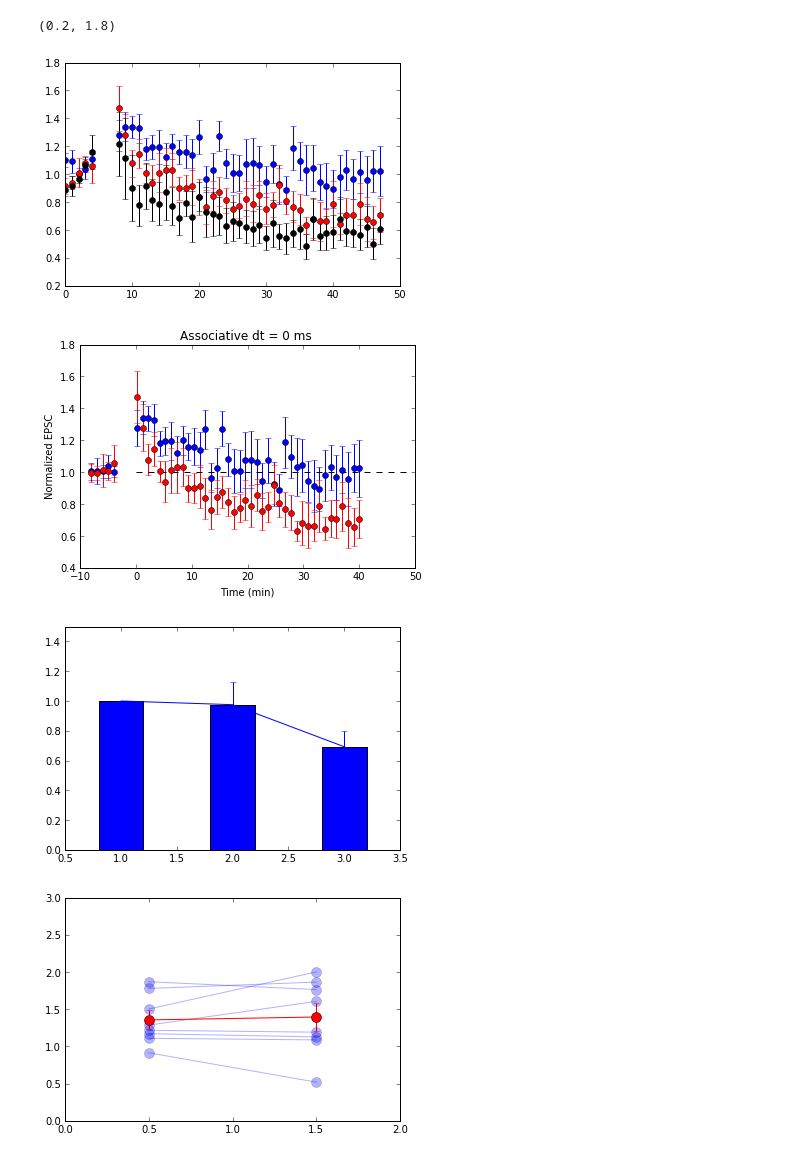
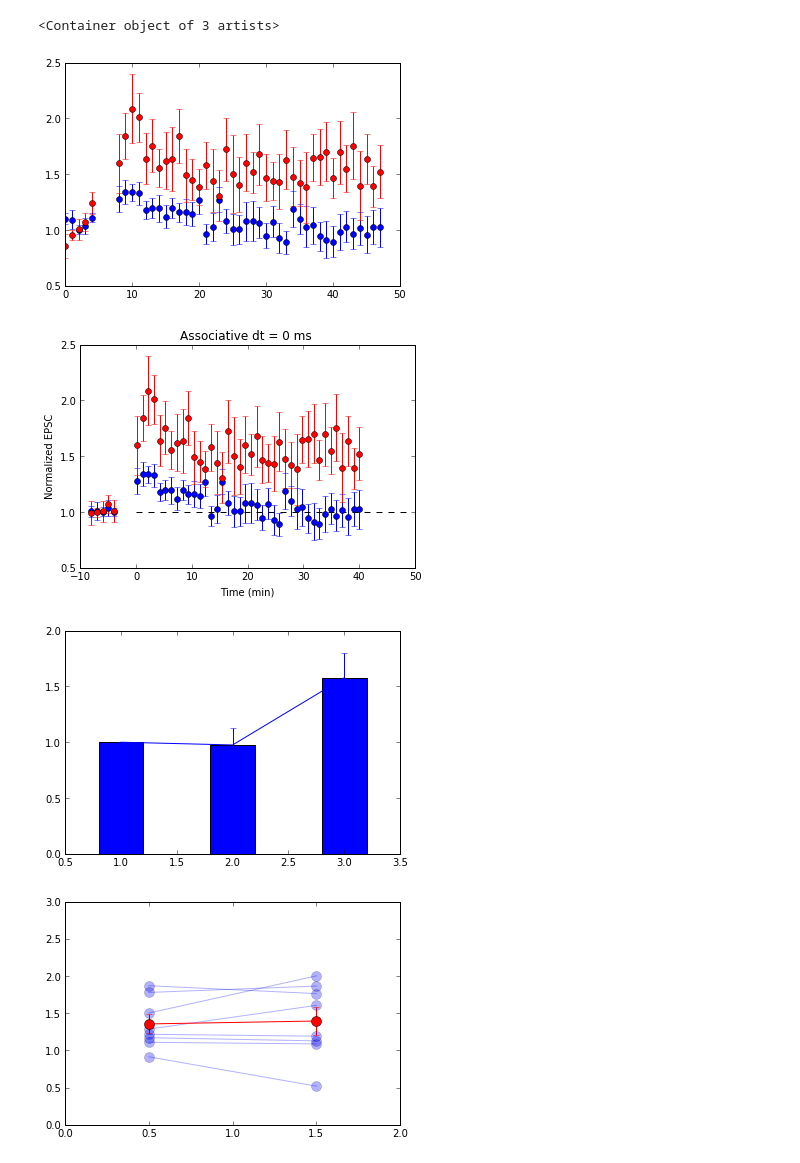
Before and after one commit to ShuangLiBCM/Patch_data_ana, a Jupyter notebook: Notebooks/Figure_asso_EI_all.ipynb, the cells around one changed output. Drawn from its saved outputs; the diff is of its cells as text; code cells hidden in the pictures.

```diff
--- a/Notebooks/Figure_asso_EI_all.ipynb
+++ b/Notebooks/Figure_asso_EI_all.ipynb
@@ -21,7 +18,6 @@ The autoreload extension is already loaded. To reload it, use:
 # %%
 asso2 = pd.read_pickle('/data/ana_asso_2Hz_reci')
-asso50 = pd.read_pickle('/data/ana_asso_50Hz_reci')
-asso50_uni = pd.read_pickle('/data/ana_asso_50Hz_uni')
+asso50 = pd.read_pickle('/data/ana_am_asso_2')
 # %%
 asso2
 # %% [output]
@@ -56,32 +44,23 @@ asso50_uni
 # %%
 ave_ptl_resp = np.ones((len(asso2), 60))*np.nan
 
 ave_ptl_mean_2,ave_ptl_ste_2,ave_ptl_2  = patch_pip.samp_ave(asso2, ave_ptl_resp)
 ave_ptl_mean_2 = ave_ptl_mean_2[:-12]
 ave_ptl_ste_2 = ave_ptl_ste_2[:-12]
 ave_ptl_2 = ave_ptl_2[:, :-12]
 
 plt.errorbar(x=np.arange(len(ave_ptl_mean_2)), y=ave_ptl_mean_2, yerr=ave_ptl_ste_2, fmt='bo')
 
 ave_ptl_resp = np.ones((len(asso50), 60))*np.nan
 ave_ptl_mean_50,ave_ptl_ste_50, ave_ptl_50 = patch_pip.samp_ave(asso50, ave_ptl_resp)
 ave_ptl_mean_50 = ave_ptl_mean_50[:-12]
 ave_ptl_ste_50 = ave_ptl_ste_50[:-12]
 ave_ptl_50 = ave_ptl_50[:, :-12]
 
 plt.errorbar(x=np.arange(len(ave_ptl_mean_50)), y=ave_ptl_mean_50, yerr=ave_ptl_ste_50, fmt='ro')
-
-ave_ptl_resp = np.ones((len(asso50_uni), 60))*np.nan
-ave_ptl_mean_50_uni,ave_ptl_ste_50_uni, ave_ptl_50_uni = patch_pip.samp_ave(asso50_uni, ave_ptl_resp)
-ave_ptl_mean_50_uni = ave_ptl_mean_50_uni[:-12]
-ave_ptl_ste_50_uni = ave_ptl_ste_50_uni[:-12]
-ave_ptl_50_uni = ave_ptl_50_uni[:, :-12]
-plt.errorbar(x=np.arange(len(ave_ptl_mean_50_uni)), y=ave_ptl_mean_50_uni, yerr=ave_ptl_ste_50_uni, fmt='ko')
-
-plt.ylim([0.2, 1.8])
 # %% [output]
-(0.2, 1.8)
+<Container object of 3 artists>
-[figure, old version]
+[figure, new version]
 # %%
 ave_ptl_mean_2cp, ave_ptl_ste_2cp =  ave_ptl_mean_2, ave_ptl_ste_2
 ave_ptl_mean, ave_ptl_ste = patch_pip.pro_bef(ave_ptl_mean_2cp[:5], ave_ptl_ste_2cp[:5])
@@ -100,10 +79,12 @@ plt.ylabel('Normalized EPSC')
 # plt.legend()
 plt.title('Associative dt = 0 ms ')
 
+plt.ylim([0.5, 2.5])
+
 with PdfPages('/data/Figure4_1.pdf') as pdf:
     pdf.savefig()
 # %% [output]
-[figure, old version]
+[figure, new version]
 # %%
 # Compare amplitude
 mean_amp_aft_2Hz = np.nanmean(np.nanmean(ave_ptl_2[:, -10:], axis=1))
@@ -113,12 +94,12 @@ std_amp_aft_2Hz = np.nanstd(np.nanmean(ave_ptl_2[:, -10:], axis=1))/np.sqrt(6)
 std_amp_aft_50Hz = np.nanstd(np.nanmean(ave_ptl_50[:, -10:], axis=1))/np.sqrt(6)
 plt.bar([1,2,3], [1, mean_amp_aft_2Hz, mean_amp_aft_50Hz], align='center', width=0.4)
 plt.errorbar(x=[1,2,3], y=[1, mean_amp_aft_2Hz, mean_amp_aft_50Hz],yerr = [0, std_amp_aft_2Hz, std_amp_aft_50Hz], fmt='')
-plt.ylim([0,1.5])
+plt.ylim([0,2])
 
 with PdfPages('/data/Figure4_4.pdf') as pdf:
     pdf.savefig()
 # %% [output]
-[figure, old version]
+[figure, new version]
 # %%
 # Compare PPR
 mean_PPR_bef = [np.nanmean(asso2['Before'].loc[i]['PPR']) for i in asso2['Before'].index]
```
Also changed, not shown: parts of 8 cells of this notebook, 10 other files.
